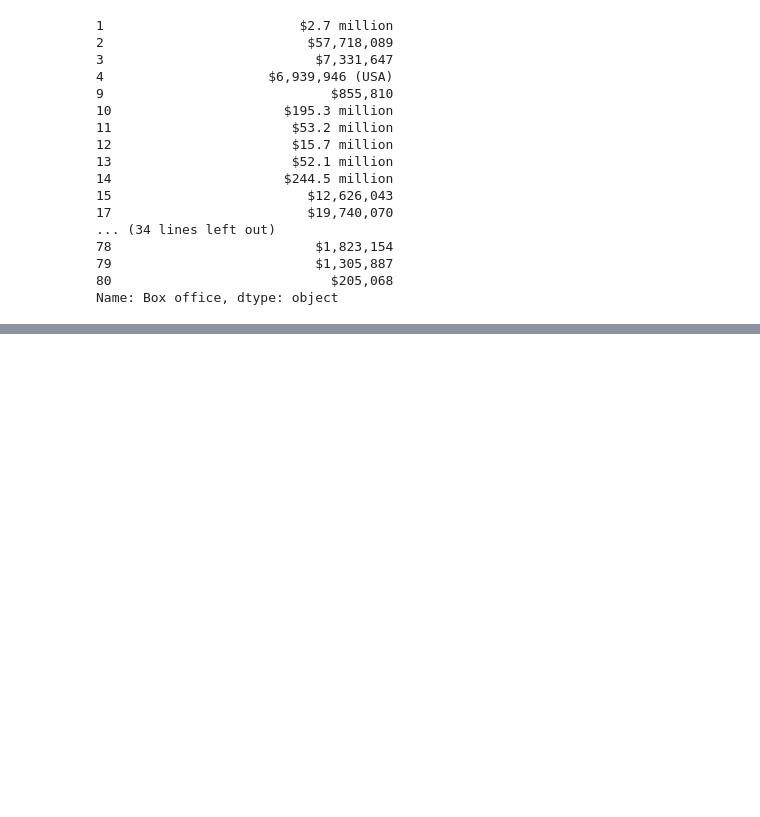
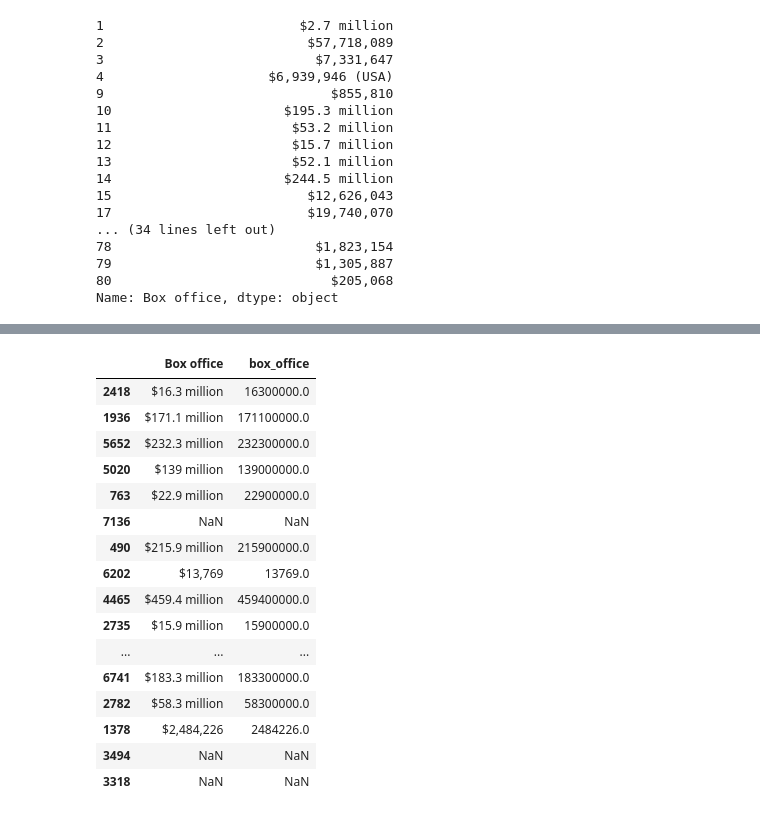
Before and after one commit to juliomeza/Movies-ETL, a Jupyter notebook: ETL_function_test.ipynb, the cells around one changed output, grey strips where cells are left out. Saved outputs shown, nothing was run; the diff lists cells and outputs as text; code cells hidden in the pictures; blank space fills up the shorter version.

Commit message:
Clean the box office column

```diff
--- a/ETL_function_test.ipynb
+++ b/ETL_function_test.ipynb
@@ -355,0 +424,22 @@ Name: Box office, dtype: object
+# %%
+wiki_movies_df['box_office'] = box_office.str.extract(f'({form_one}|{form_two})', flags=re.IGNORECASE)[0].apply(parse_dollars)
+# %%
+wiki_movies_df[['Box office', 'box_office']].sample(25)
+# %% [output]
+|  | Box office | box_office |
+| 2418 | $16.3 million | 16300000.0 |
+| 1936 | $171.1 million | 171100000.0 |
+| 5652 | $232.3 million | 232300000.0 |
+| 5020 | $139 million | 139000000.0 |
+| 763 | $22.9 million | 22900000.0 |
+| 7136 | NaN | NaN |
+| 490 | $215.9 million | 215900000.0 |
+| 6202 | $13,769 | 13769.0 |
+| 4465 | $459.4 million | 459400000.0 |
+| 2735 | $15.9 million | 15900000.0 |
+| ... | ... | ... |
+| 6741 | $183.3 million | 183300000.0 |
+| 2782 | $58.3 million | 58300000.0 |
+| 1378 | $2,484,226 | 2484226.0 |
+| 3494 | NaN | NaN |
+| 3318 | NaN | NaN |
```
Also changed, not shown: parts of 3 cells of this notebook, 2 other files.
